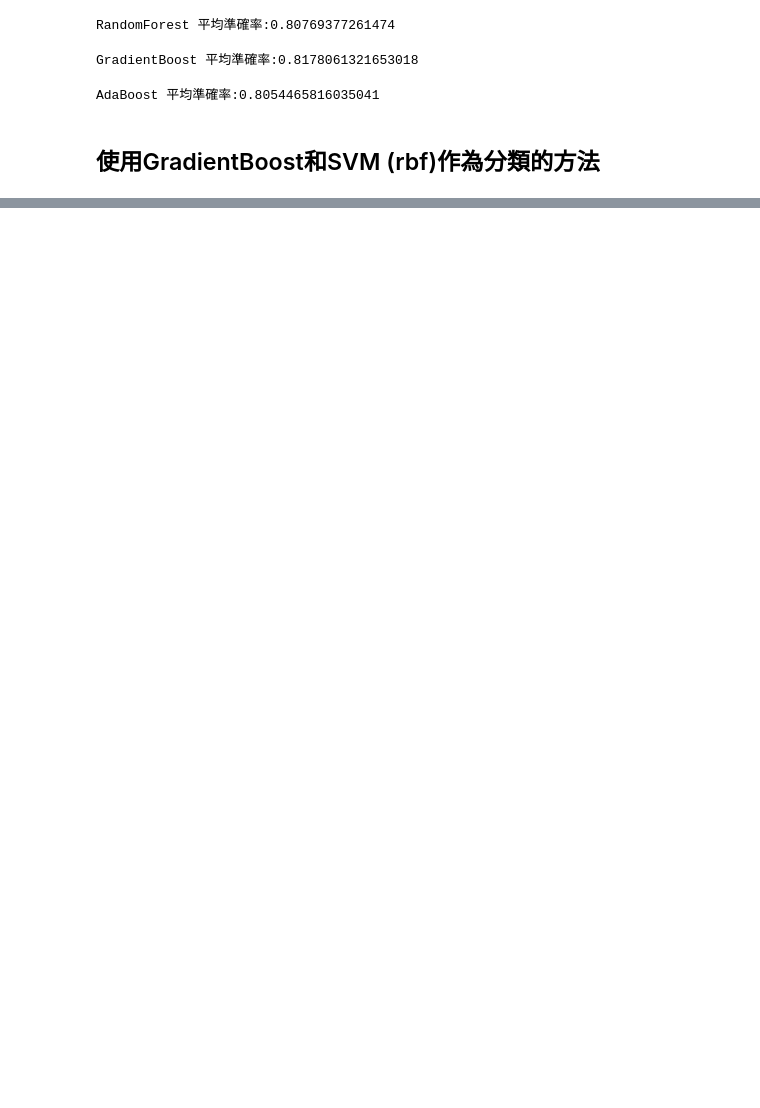
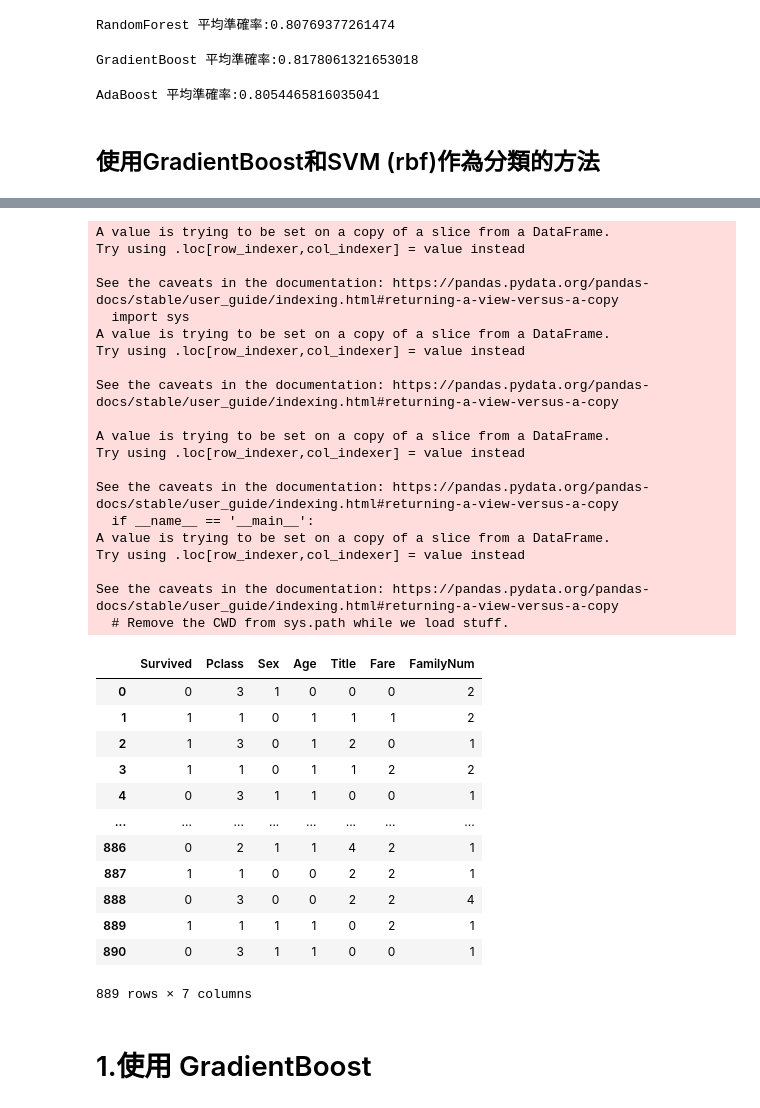
Before and after one commit to highsunday/Kaggle-, a Jupyter notebook: Titanic/titanic predict3.ipynb, the cells around one changed output, grey strips where cells are left out. Drawn from its saved outputs; the diff is of its cells as text; code cells hidden in the pictures; blank space fills up the shorter version.

```diff
--- a/Titanic/titanic predict3.ipynb
+++ b/Titanic/titanic predict3.ipynb
@@ -318,0 +336,22 @@ AdaBoost 平均準確率:0.8054465816035041
+# %%
+def preprocess(Data,isTrainData):
+    #補空值
+    Data['Age']=Data.groupby(['Pclass'])['Age'].apply(lambda x: x.fillna(x.median()))
+    Data.dropna(subset=['Embarked'],inplace=True)
+    Data['Cabin'].fillna('X',inplace=True)
+    Data['Title']=Data['Name'].apply(lambda x: x.split()[1][:-1])
+    #處理Features
+    Data['Title']=Data['Title'].apply(alterTitle)
+    Data['Age']=pd.cut(Data['Age'],[0,15,25,55,100])
+    Data['FamilyNum']=Data['SibSp']+Data['Parch']+1
+    Data['Cabin']=Data['Cabin'].apply(lambda x:  x[0])
+    Data['Fare']=pd.cut(Data['Fare'], [-0.001,10.5,56.558,1000],labels=['low','medium','high'])
+    #Select Features
+    if(isTrainData):
+        Data=Data[['Survived','Pclass','Sex','Age','Title','Fare','FamilyNum']]
+    else:
+        Data=Data[['Pclass','Sex','Age','Title','Fare','FamilyNum']]
+    return Data
+# %%
+Data_trainAll=pd.read_csv('./titanic/train.csv')
+A=preprocess(Data_trainAll,1)
@@ -318,0 +374,46 @@ AdaBoost 平均準確率:0.8054465816035041
+# %%
+from sklearn.preprocessing import LabelEncoder
+# creating initial dataframe
+Sex ={'female': 0, 'male': 1}
+Age= {pd.Interval(15, 25, closed='right'):0, pd.Interval(25, 55, closed='right'):1, pd.Interval(0, 15, closed='right'):2, pd.Interval(55, 100, closed='right'):3}
+Title= {'Mr':0, 'Mrs':1, 'Miss':2, 'Master':3, 'Others':4}
+Fare= {'low':0, 'high':1, 'medium':2}
+A['Sex']=A['Sex'].map( Sex ).astype(int)
+A['Age']=A['Age'].map( Age ).astype(int)
+A['Title']=A['Title'].map( Title ).astype(int)
+A['Fare']=A['Fare'].map( Fare ).astype(int)
+A
+# %% [output]
+A value is trying to be set on a copy of a slice from a DataFrame.
+Try using .loc[row_indexer,col_indexer] = value instead
+
+See the caveats in the documentation: https://pandas.pydata.org/pandas-docs/stable/user_guide/indexing.html#returning-a-view-versus-a-copy
+  import sys
+A value is trying to be set on a copy of a slice from a DataFrame.
+Try using .loc[row_indexer,col_indexer] = value instead
+
+See the caveats in the documentation: https://pandas.pydata.org/pandas-docs/stable/user_guide/indexing.html#returning-a-view-versus-a-copy
+
+A value is trying to be set on a copy of a slice from a DataFrame.
+Try using .loc[row_indexer,col_indexer] = value instead
+
+See the caveats in the documentation: https://pandas.pydata.org/pandas-docs/stable/user_guide/indexing.html#returning-a-view-versus-a-copy
+  if __name__ == '__main__':
+A value is trying to be set on a copy of a slice from a DataFrame.
+Try using .loc[row_indexer,col_indexer] = value instead
+
+See the caveats in the documentation: https://pandas.pydata.org/pandas-docs/stable/user_guide/indexing.html#returning-a-view-versus-a-copy
+  # Remove the CWD from sys.path while we load stuff.
+|  | Survived | Pclass | Sex | Age | Title | Fare | FamilyNum |
+| 0 | 0 | 3 | 1 | 0 | 0 | 0 | 2 |
+| 1 | 1 | 1 | 0 | 1 | 1 | 1 | 2 |
+| 2 | 1 | 3 | 0 | 1 | 2 | 0 | 1 |
+| 3 | 1 | 1 | 0 | 1 | 1 | 2 | 2 |
+| 4 | 0 | 3 | 1 | 1 | 0 | 0 | 1 |
+| ... | ... | ... | ... | ... | ... | ... | ... |
+| 886 | 0 | 2 | 1 | 1 | 4 | 2 | 1 |
+| 887 | 1 | 1 | 0 | 0 | 2 | 2 | 1 |
+| 888 | 0 | 3 | 0 | 0 | 2 | 2 | 4 |
+| 889 | 1 | 1 | 1 | 1 | 0 | 2 | 1 |
+| 890 | 0 | 3 | 1 | 1 | 0 | 0 | 1 |
+889 rows × 7 columns
@@ -318,0 +423,2 @@ AdaBoost 平均準確率:0.8054465816035041
+# %% [markdown]
+# 1.使用 GradientBoost
```
Also changed, not shown: parts of 27 cells of this notebook.
